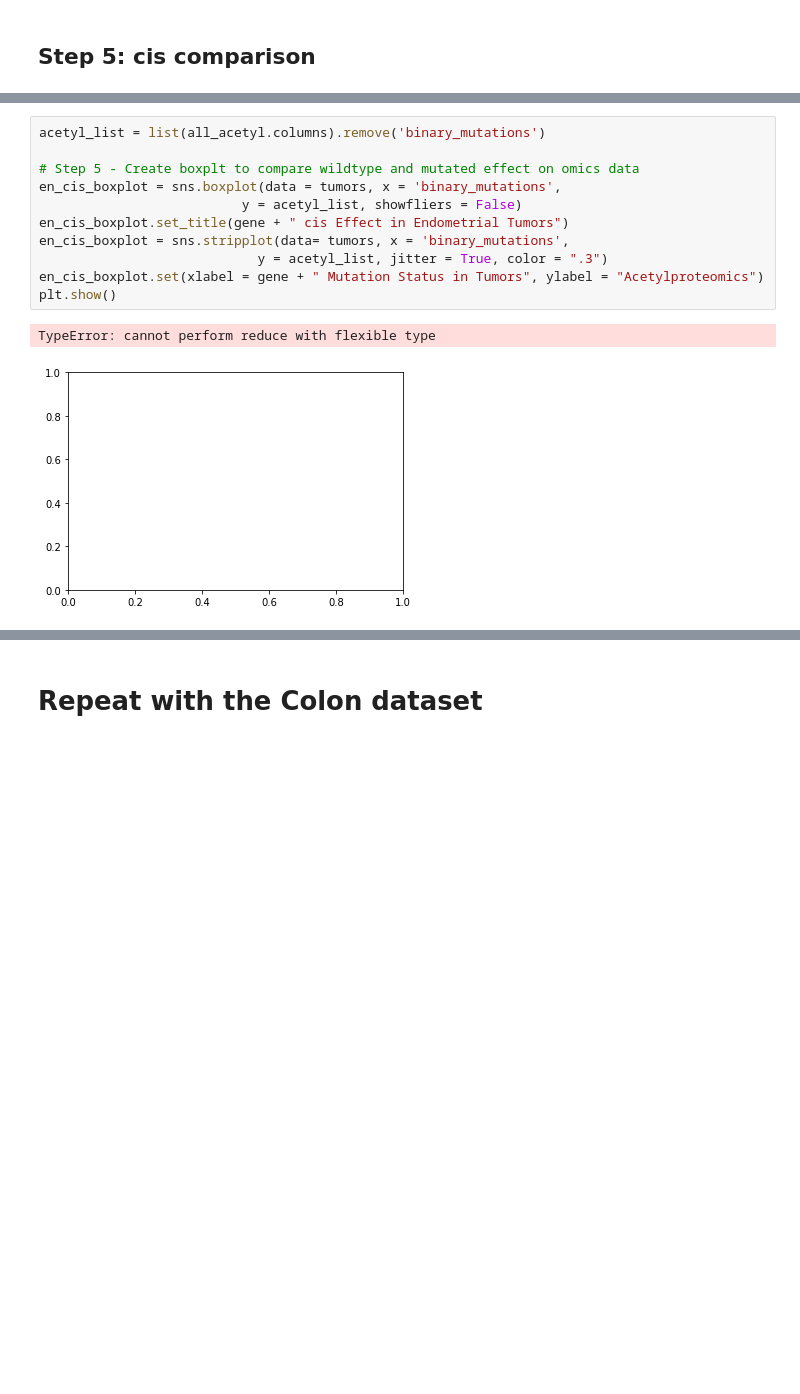
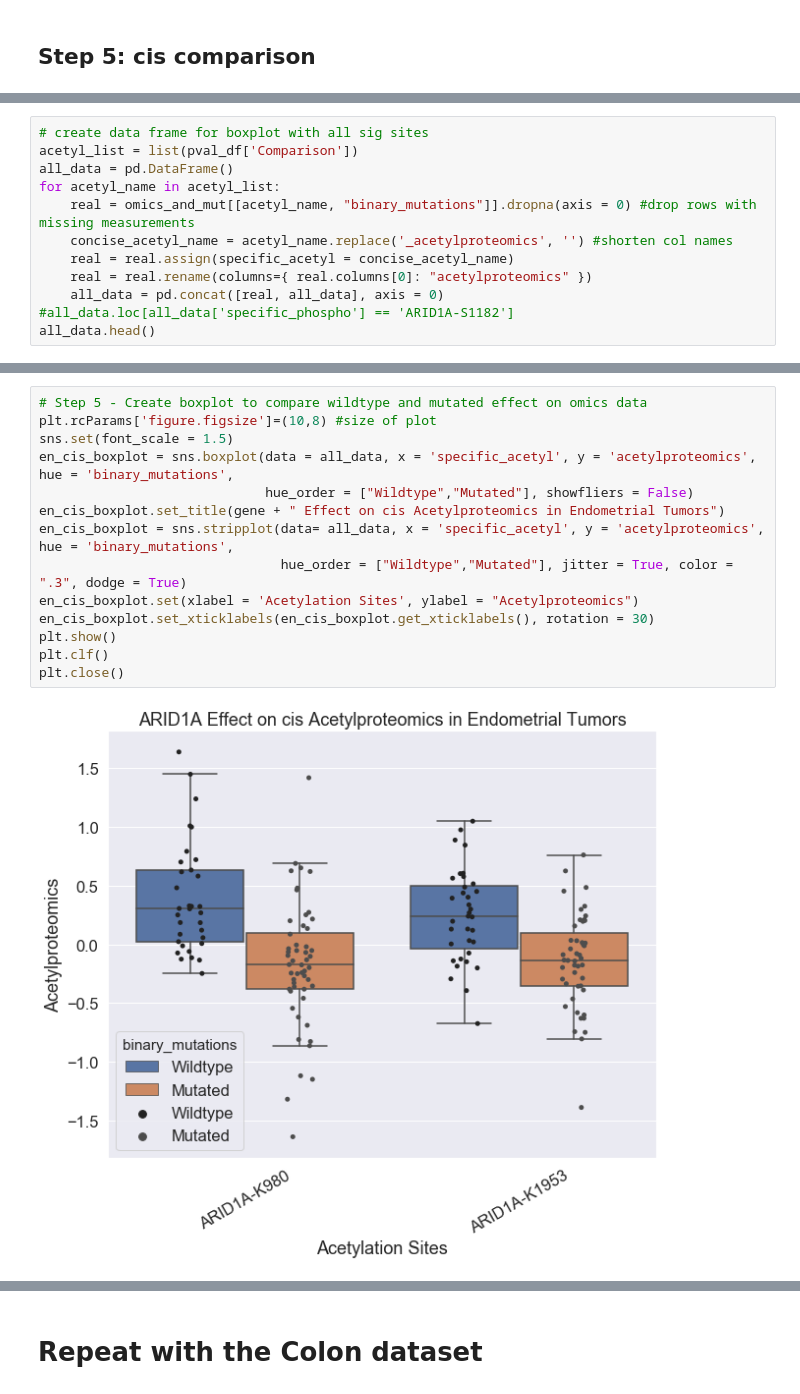
Before and after one commit to PayneLab/WhenMutationsMatter, a Jupyter notebook: Protein Notebooks/ARID1A/ARID1A_cis_acetylproteomics.ipynb, the cells around one changed output, grey strips where cells are left out. Drawn from its saved outputs; the diff is of its cells as text; blank space fills up the shorter version.

Commit message:
ARID1A phospho and acetyl work

```diff
--- a/Protein Notebooks/ARID1A/ARID1A_cis_acetylproteomics.ipynb
+++ b/Protein Notebooks/ARID1A/ARID1A_cis_acetylproteomics.ipynb
@@ -134,0 +88,12 @@ AttributeError: 'NoneType' object has no attribute 'columns'
+# %%
+# create data frame for boxplot with all sig sites
+acetyl_list = list(pval_df['Comparison'])
+all_data = pd.DataFrame()
+for acetyl_name in acetyl_list:
+    real = omics_and_mut[[acetyl_name, "binary_mutations"]].dropna(axis = 0) #drop rows with missing measurements
+    concise_acetyl_name = acetyl_name.replace('_acetylproteomics', '') #shorten col names
+    real = real.assign(specific_acetyl = concise_acetyl_name)
+    real = real.rename(columns={ real.columns[0]: "acetylproteomics" })
+    all_data = pd.concat([real, all_data], axis = 0)
+#all_data.loc[all_data['specific_phospho'] == 'ARID1A-S1182']
+all_data.head()
@@ -135,14 +108,16 @@ AttributeError: 'NoneType' object has no attribute 'columns'
 # %%
-acetyl_list = list(all_acetyl.columns).remove('binary_mutations')
-
-# Step 5 - Create boxplt to compare wildtype and mutated effect on omics data
-en_cis_boxplot = sns.boxplot(data = tumors, x = 'binary_mutations',
-                          y = acetyl_list, showfliers = False)
-en_cis_boxplot.set_title(gene + " cis Effect in Endometrial Tumors")
-en_cis_boxplot = sns.stripplot(data= tumors, x = 'binary_mutations',
-                            y = acetyl_list, jitter = True, color = ".3")
-en_cis_boxplot.set(xlabel = gene + " Mutation Status in Tumors", ylabel = "Acetylproteomics")
+# Step 5 - Create boxplot to compare wildtype and mutated effect on omics data
+plt.rcParams['figure.figsize']=(10,8) #size of plot
+sns.set(font_scale = 1.5)
+en_cis_boxplot = sns.boxplot(data = all_data, x = 'specific_acetyl', y = 'acetylproteomics', hue = 'binary_mutations',
+                             hue_order = ["Wildtype","Mutated"], showfliers = False)
+en_cis_boxplot.set_title(gene + " Effect on cis Acetylproteomics in Endometrial Tumors")
+en_cis_boxplot = sns.stripplot(data= all_data, x = 'specific_acetyl', y = 'acetylproteomics', hue = 'binary_mutations',
+                               hue_order = ["Wildtype","Mutated"], jitter = True, color = ".3", dodge = True)
+en_cis_boxplot.set(xlabel = 'Acetylation Sites', ylabel = "Acetylproteomics")
+en_cis_boxplot.set_xticklabels(en_cis_boxplot.get_xticklabels(), rotation = 30)
 plt.show()
+plt.clf()
+plt.close()
 # %% [output]
-TypeError: cannot perform reduce with flexible type
-[figure, old version]
+[figure, new version]
```
Also changed, not shown: parts of 40 cells of this notebook, 6 other files.
